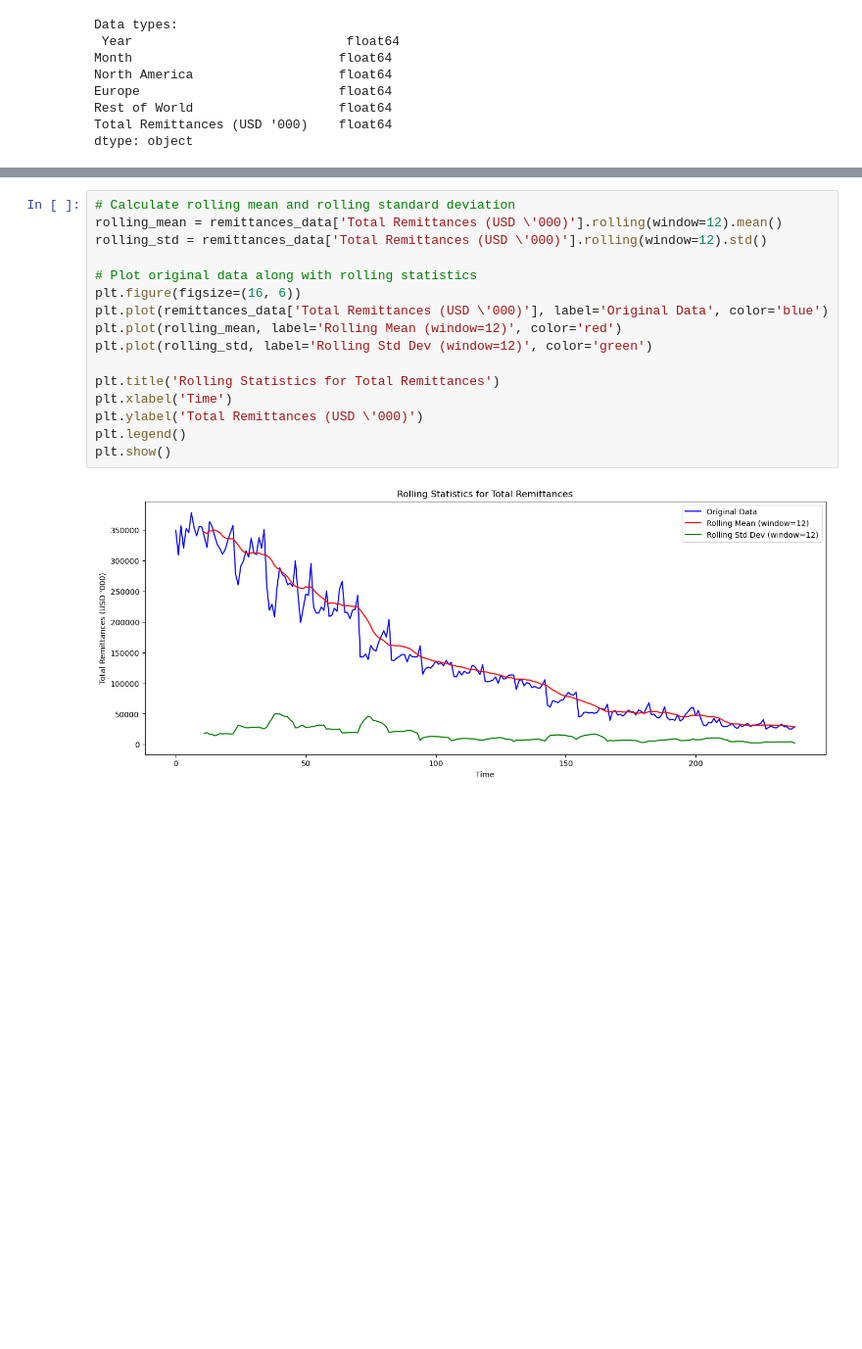
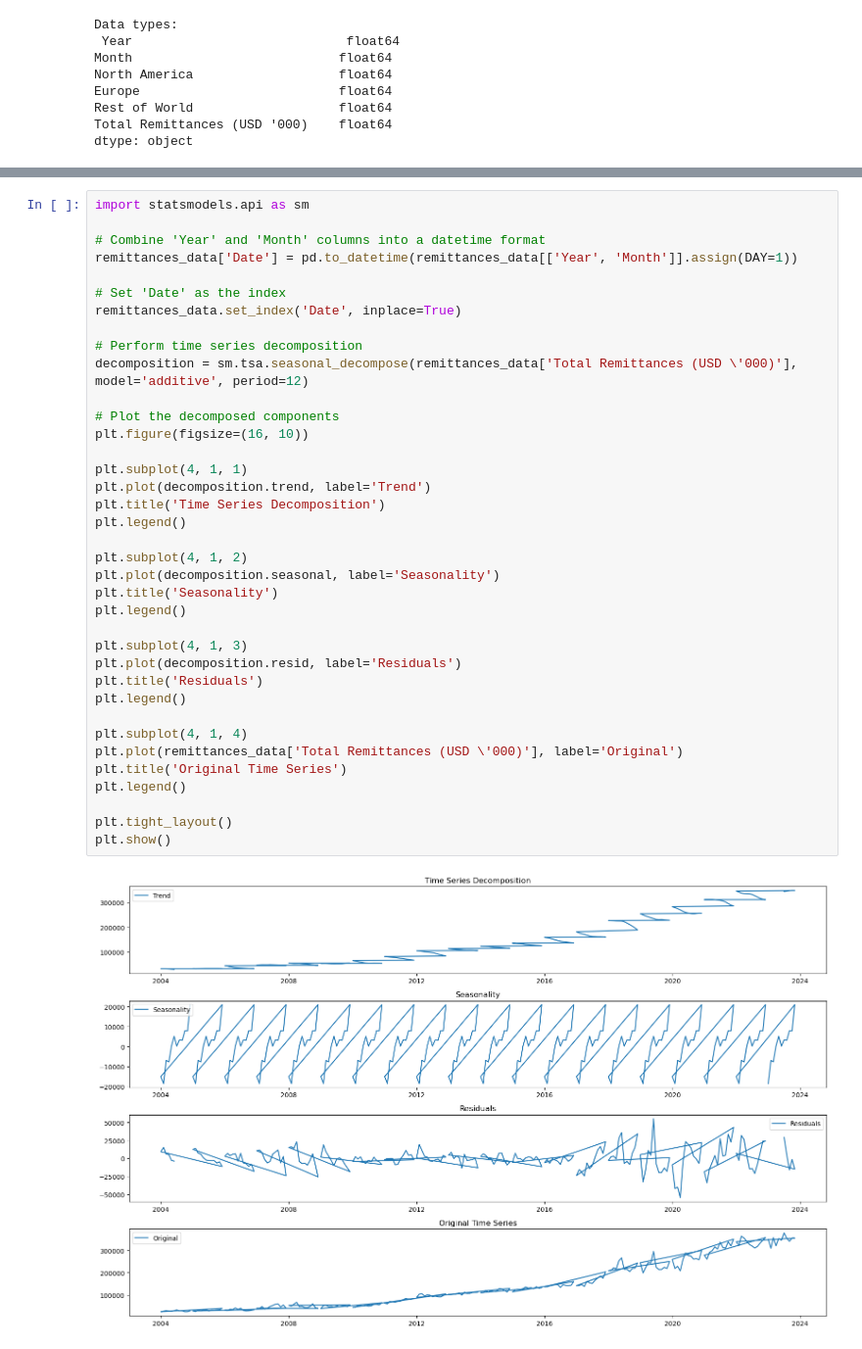
Before and after one commit to MadScie254/Predictive-Modeling-for-Monthly-Total-Remittances-CBK, a Jupyter notebook: Overview.ipynb, the cells around one changed output, grey strips where cells are left out. Shown: that part at 98% size. Cells and saved outputs as stored; diff of their text form; blank space fills up the shorter version.

Commit message:
decided to continie with decomposition

```diff
--- a/Overview.ipynb
+++ b/Overview.ipynb
@@ -395,18 +394,39 @@ We'll calculate rolling statistics such as rolling mean and rolling standard dev
 # %%
-# Calculate rolling mean and rolling standard deviation
-rolling_mean = remittances_data['Total Remittances (USD \'000)'].rolling(window=12).mean()
-rolling_std = remittances_data['Total Remittances (USD \'000)'].rolling(window=12).std()
+import statsmodels.api as sm
 
-# Plot original data along with rolling statistics
-plt.figure(figsize=(16, 6))
-plt.plot(remittances_data['Total Remittances (USD \'000)'], label='Original Data', color='blue')
-plt.plot(rolling_mean, label='Rolling Mean (window=12)', color='red')
-plt.plot(rolling_std, label='Rolling Std Dev (window=12)', color='green')
+# Combine 'Year' and 'Month' columns into a datetime format
+remittances_data['Date'] = pd.to_datetime(remittances_data[['Year', 'Month']].assign(DAY=1))
 
-plt.title('Rolling Statistics for Total Remittances')
-plt.xlabel('Time')
-plt.ylabel('Total Remittances (USD \'000)')
+# Set 'Date' as the index
+remittances_data.set_index('Date', inplace=True)
+
+# Perform time series decomposition
+decomposition = sm.tsa.seasonal_decompose(remittances_data['Total Remittances (USD \'000)'], model='additive', period=12)
+
+# Plot the decomposed components
+plt.figure(figsize=(16, 10))
+
+plt.subplot(4, 1, 1)
+plt.plot(decomposition.trend, label='Trend')
+plt.title('Time Series Decomposition')
 plt.legend()
+
+plt.subplot(4, 1, 2)
+plt.plot(decomposition.seasonal, label='Seasonality')
+plt.title('Seasonality')
+plt.legend()
+
+plt.subplot(4, 1, 3)
+plt.plot(decomposition.resid, label='Residuals')
+plt.title('Residuals')
+plt.legend()
+
+plt.subplot(4, 1, 4)
+plt.plot(remittances_data['Total Remittances (USD \'000)'], label='Original')
+plt.title('Original Time Series')
+plt.legend()
+
+plt.tight_layout()
 plt.show()
 # %% [output]
-[figure, old version]
+[figure, new version]
```
Also changed, not shown: parts of 3 cells of this notebook.
